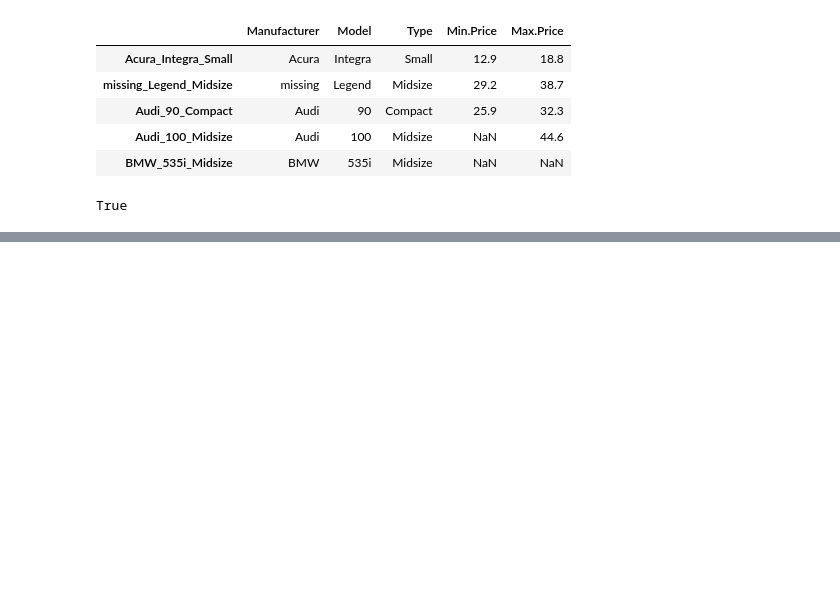
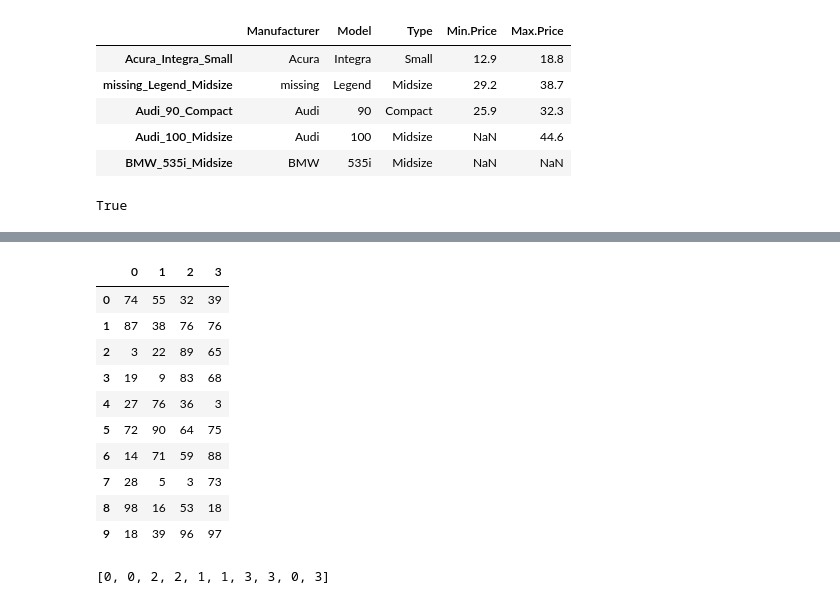
Before and after one commit to YLTsai0609/pandas_101, a Jupyter notebook: notebook.ipynb, the cells around one changed output, grey strips where cells are left out. Cells and saved outputs as stored; diff of their text form; code cells hidden in the pictures; blank space fills up the shorter version.

```diff
--- a/notebook.ipynb
+++ b/notebook.ipynb
@@ -994,0 +1133,33 @@ df.query('RowSum > 100').tail(2)
+# %%
+# 59. Which column contains the highest number of row-wise maximum values?
+# Difficulty Level: L2
+
+# Obtain the column name with the highest number of row-wise maximum’s in df.
+
+
+df = pd.DataFrame(np.random.randint(1,100, 40).reshape(10, -1))
+display(df)
+def largest_value_col_row_wise(df):
+    tmp = df.copy()
+    result_col = []
+    for row in range(tmp.shape[0]):
+        max_idx = tmp.iloc[row,:].idxmax()
+        result_col.append(tmp.columns[max_idx])
+    return result_col
+result = largest_value_col_row_wise(df)
+result
+
+# Hint, pd.Series.argmax 要被棄用了 使用idxmax替代
+# %% [output]
+|  | 0 | 1 | 2 | 3 |
+| 0 | 74 | 55 | 32 | 39 |
+| 1 | 87 | 38 | 76 | 76 |
+| 2 | 3 | 22 | 89 | 65 |
+| 3 | 19 | 9 | 83 | 68 |
+| 4 | 27 | 76 | 36 | 3 |
+| 5 | 72 | 90 | 64 | 75 |
+| 6 | 14 | 71 | 59 | 88 |
+| 7 | 28 | 5 | 3 | 73 |
+| 8 | 98 | 16 | 53 | 18 |
+| 9 | 18 | 39 | 96 | 97 |
+[0, 0, 2, 2, 1, 1, 3, 3, 0, 3]
```
Also changed, not shown: parts of 26 cells of this notebook, 1 other file.
